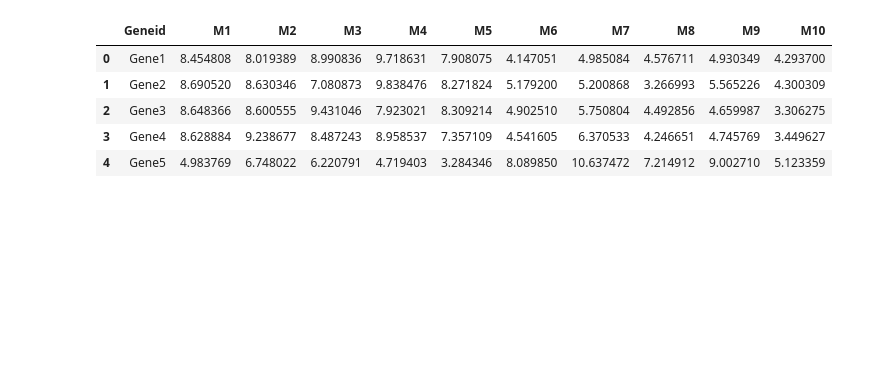
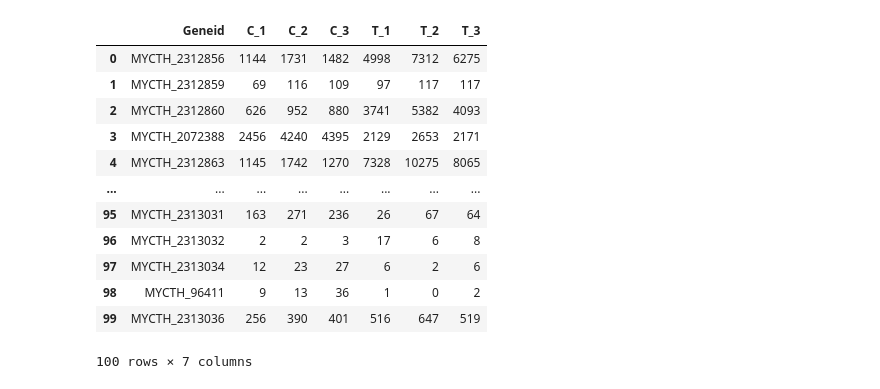
Before and after one commit to dongchen1998/code, a Jupyter notebook: mtd/code/omic_analysis/correlation_analysis/Correlation.ipynb, the cells around one changed output. Drawn from its saved outputs; the diff is of its cells as text; code cells hidden in the pictures; blank space fills up the shorter version.

```diff
--- a/mtd/code/omic_analysis/correlation_analysis/Correlation.ipynb
+++ b/mtd/code/omic_analysis/correlation_analysis/Correlation.ipynb
@@ -4,13 +4,25 @@ import numpy as np
 # %%
 df_corr = pd.read_csv('./input_file/expression_matrix_corr.csv')
 df_corr.head()
+
+df_corr2 = pd.read_csv('./input_file/expression_matrix.csv')
+# df_corr2只保留前200行
+df_corr2 = df_corr2.iloc[:100, :]
+df_corr2
 # %% [output]
-|  | Geneid | M1 | M2 | M3 | M4 | M5 | M6 | M7 | M8 | M9 | M10 |
-| 0 | Gene1 | 8.454808 | 8.019389 | 8.990836 | 9.718631 | 7.908075 | 4.147051 | 4.985084 | 4.576711 | 4.930349 | 4.293700 |
-| 1 | Gene2 | 8.690520 | 8.630346 | 7.080873 | 9.838476 | 8.271824 | 5.179200 | 5.200868 | 3.266993 | 5.565226 | 4.300309 |
-| 2 | Gene3 | 8.648366 | 8.600555 | 9.431046 | 7.923021 | 8.309214 | 4.902510 | 5.750804 | 4.492856 | 4.659987 | 3.306275 |
-| 3 | Gene4 | 8.628884 | 9.238677 | 8.487243 | 8.958537 | 7.357109 | 4.541605 | 6.370533 | 4.246651 | 4.745769 | 3.449627 |
-| 4 | Gene5 | 4.983769 | 6.748022 | 6.220791 | 4.719403 | 3.284346 | 8.089850 | 10.637472 | 7.214912 | 9.002710 | 5.123359 |
+|  | Geneid | C_1 | C_2 | C_3 | T_1 | T_2 | T_3 |
+| 0 | MYCTH_2312856 | 1144 | 1731 | 1482 | 4998 | 7312 | 6275 |
+| 1 | MYCTH_2312859 | 69 | 116 | 109 | 97 | 117 | 117 |
+| 2 | MYCTH_2312860 | 626 | 952 | 880 | 3741 | 5382 | 4093 |
+| 3 | MYCTH_2072388 | 2456 | 4240 | 4395 | 2129 | 2653 | 2171 |
+| 4 | MYCTH_2312863 | 1145 | 1742 | 1270 | 7328 | 10275 | 8065 |
+| ... | ... | ... | ... | ... | ... | ... | ... |
+| 95 | MYCTH_2313031 | 163 | 271 | 236 | 26 | 67 | 64 |
+| 96 | MYCTH_2313032 | 2 | 2 | 3 | 17 | 6 | 8 |
+| 97 | MYCTH_2313034 | 12 | 23 | 27 | 6 | 2 | 6 |
+| 98 | MYCTH_96411 | 9 | 13 | 36 | 1 | 0 | 2 |
+| 99 | MYCTH_2313036 | 256 | 390 | 401 | 516 | 647 | 519 |
+100 rows × 7 columns
 # %%
 import plotly.express as px
 import plotly.io as pio
```
Also changed, not shown: parts of 3 cells of this notebook, 11 other files.
